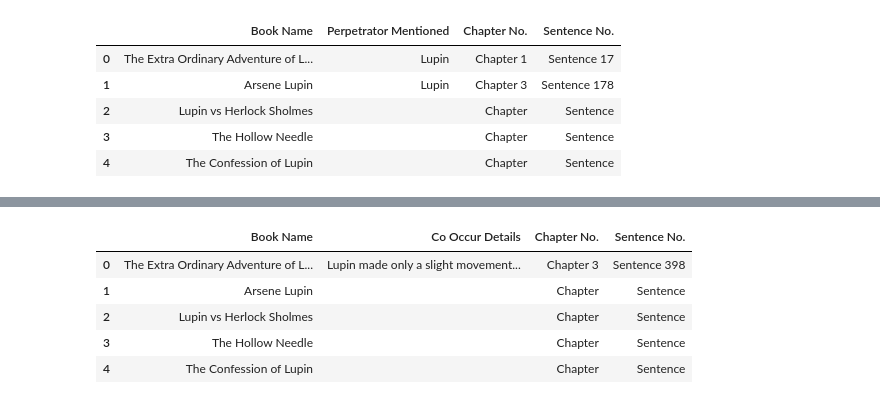
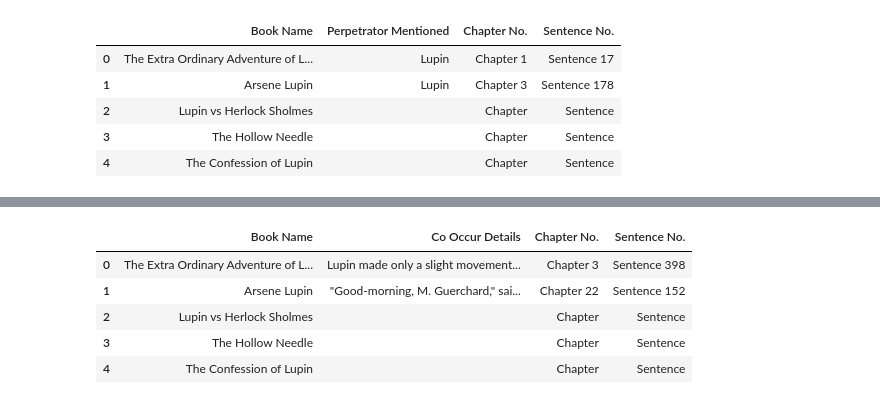
Before and after one commit to prachi1294/599-Team-1, a Jupyter notebook: Project_1.ipynb, the cells around one changed output, grey strips where cells are left out. Cells and saved outputs as stored; diff of their text form; code cells hidden in the pictures.

```diff
--- a/Project_1.ipynb
+++ b/Project_1.ipynb
@@ -401,22 +405,26 @@ df_dict_p
 # %%
 #When and how the detective/detectives and the perpetrators co-occur - chapter #, the sentence(s) # in a chapter
 #Lupin made only a slight movement, and, as suddenly as he had made the attack, Ganimard released his hold
 #Chapter 3 sent 398
 #veteran detective Mon
 
-#book_name = ['The Extra Ordinary Adventure of Lupin','Arsene Lupin','Lupin vs Herlock Sholmes','The Hollow Needle','The Confession of Lupin']
-co_occur = ['Lupin made only a slight movement, and, as suddenly as he had made the attack, Ganimard released his hold', '','','','']
-chap = ['Chapter 3','Chapter','Chapter','Chapter','Chapter']
-sent = ['Sentence 398','Sentence','Sentence','Sentence','Sentence']
+book_name1 = ['The Extra Ordinary Adventure of Lupin','Arsene Lupin','Lupin vs Herlock Sholmes','The Hollow Needle','The Confession of Lupin']
+co_occur = ['Lupin made only a slight movement, and, as suddenly as he had made the attack, Ganimard released his hold', '"Good-morning, M. Guerchard," said Lupin, with an ambiguous smile and all the air of the Duke of Charmerace','','','']
+chap = ['Chapter 3','Chapter 22','Chapter','Chapter','Chapter']
+sent = ['Sentence 398','Sentence 152','Sentence','Sentence','Sentence']
 
-df_co = {'Book Name': book_name, 'Co Occur Details': co_occur,'Chapter No.': chap,'Sentence No.': sent}
+df_co = {'Book Name': book_name1, 'Co Occur Details': co_occur,'Chapter No.': chap,'Sentence No.': sent}
 df_dict_co = pd.DataFrame(df_co)
 df_dict_co
+
+
+#book2: [22, 152]
+# "Good-morning, M. Guerchard," said Lupin, with an ambiguous smile and all the air of the Duke of Charmerace
 # %% [output]
 [interactive output not drawn]
 |  | Book Name | Co Occur Details | Chapter No. | Sentence No. |
 | 0 | The Extra Ordinary Adventure of L... | Lupin made only a slight movement... | Chapter 3 | Sentence 398 |
-| 1 | Arsene Lupin |  | Chapter | Sentence |
+| 1 | Arsene Lupin | "Good-morning, M. Guerchard," sai... | Chapter 22 | Sentence 152 |
 | 2 | Lupin vs Herlock Sholmes |  | Chapter | Sentence |
 | 3 | The Hollow Needle |  | Chapter | Sentence |
 | 4 | The Confession of Lupin |  | Chapter | Sentence |
```
Also changed, not shown: parts of 2 cells of this notebook.
